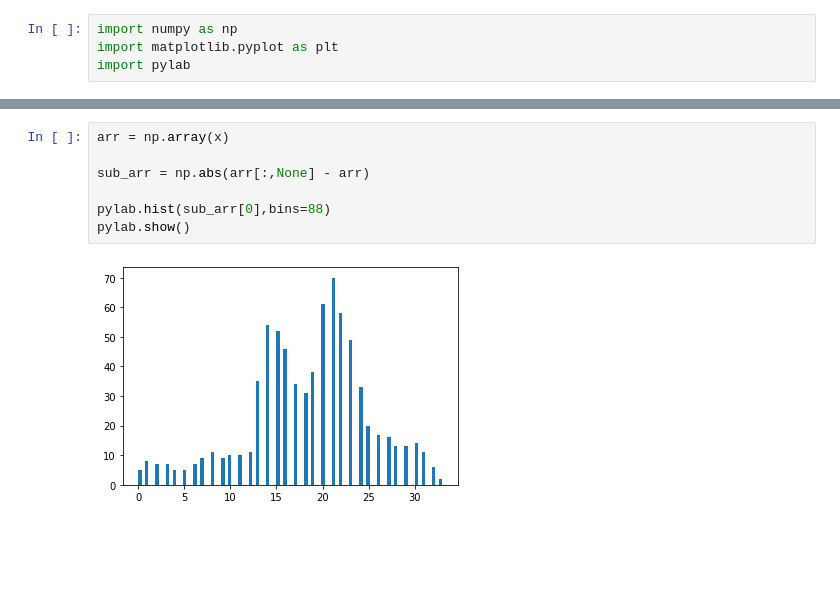
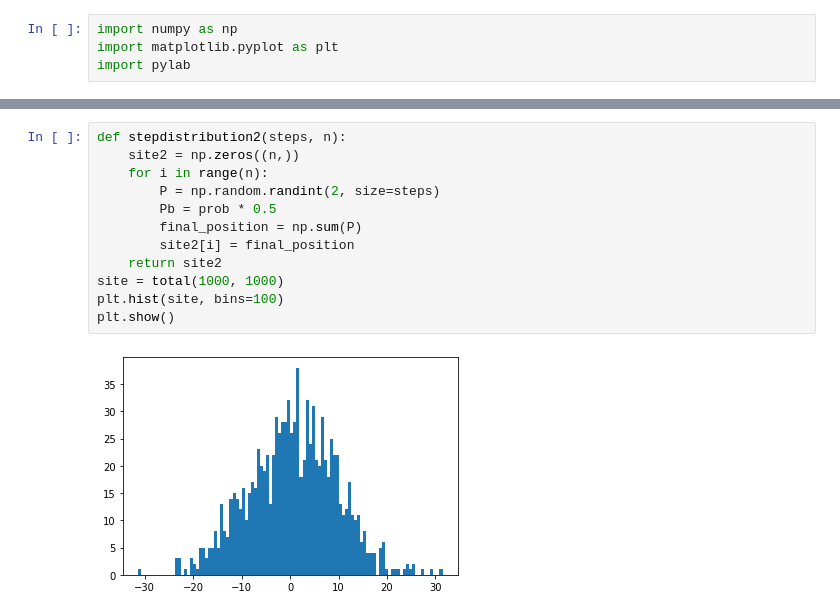
Before and after one commit to NTHU-Phys-Qubit/hw1-cyy7230, a Jupyter notebook: Problem-1.ipynb, the cells around one changed output, grey strips where cells are left out. Saved outputs shown, nothing was run; the diff lists cells and outputs as text; blank space fills up the shorter version.

```diff
--- a/Problem-1.ipynb
+++ b/Problem-1.ipynb
@@ -64,9 +73,14 @@ pylab.show()
-# %%
-arr = np.array(x)
-
-sub_arr = np.abs(arr[:,None] - arr)
-
-pylab.hist(sub_arr[0],bins=88)
-pylab.show()
-# %% [output]
-[figure, removed]
+# %%
+def stepdistribution2(steps, n):
+    site2 = np.zeros((n,))
+    for i in range(n):
+        P = np.random.randint(2, size=steps)
+        Pb = prob * 0.5
+        final_position = np.sum(P)
+        site2[i] = final_position
+    return site2
+site = total(1000, 1000)
+plt.hist(site, bins=100)
+plt.show()
+# %% [output]
+[figure, added]
```
Also changed, not shown: parts of 4 cells of this notebook.
